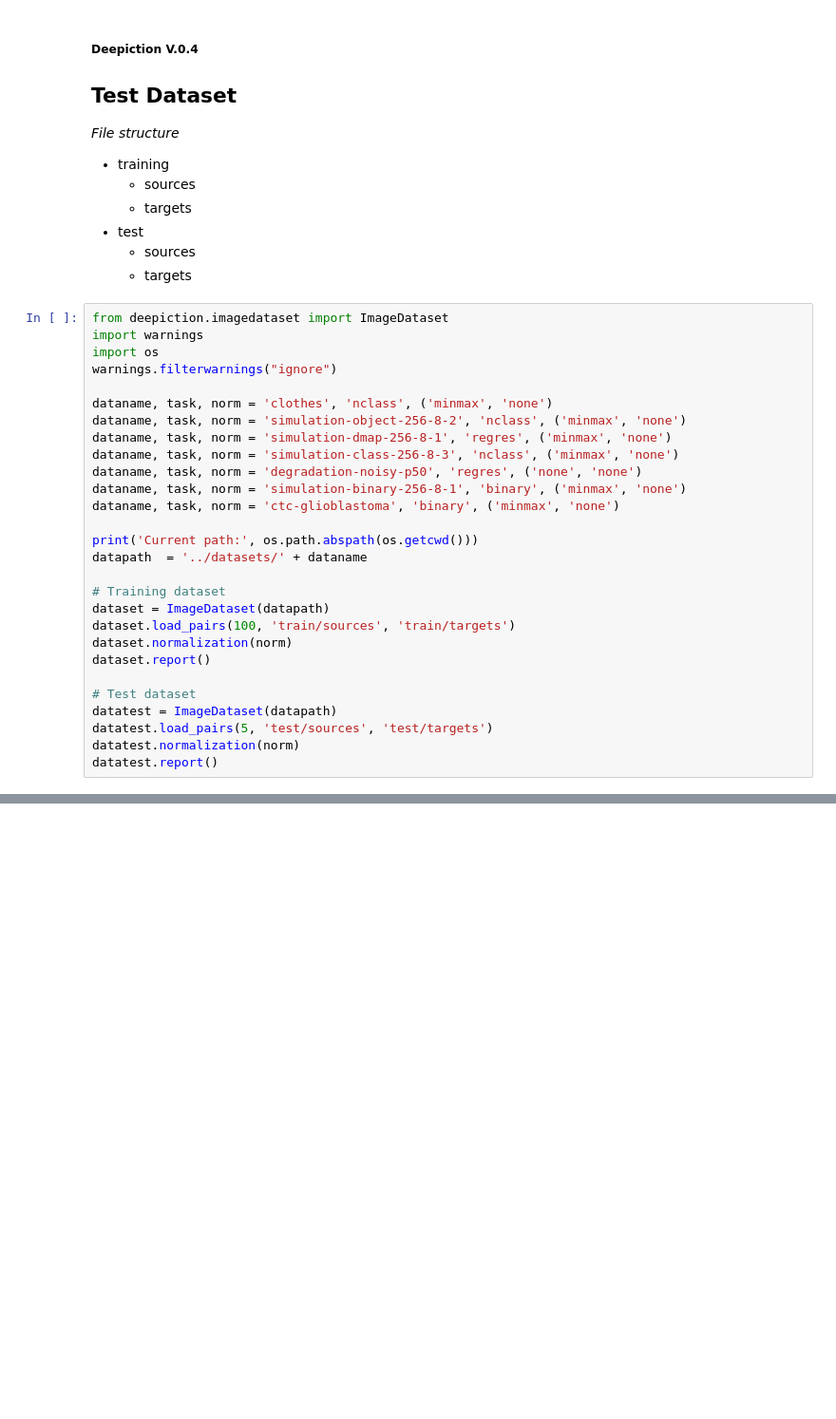
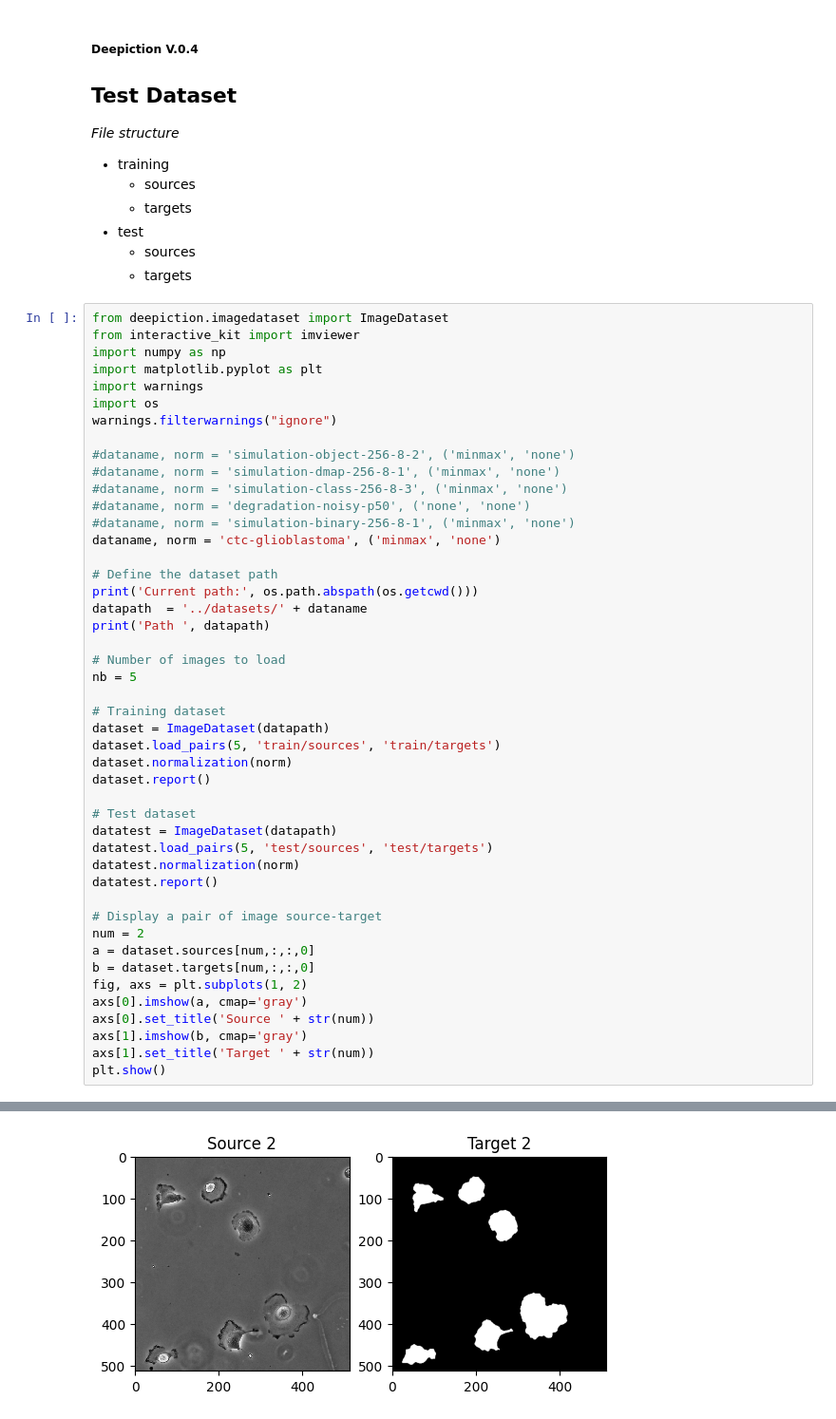
Before and after one commit to dasv74/deepiction, a Jupyter notebook: v.0.4/check_dataset.ipynb, the cells around one changed output, grey strips where cells are left out. Shown: that part at 95% size. Saved outputs shown, nothing was run; the diff lists cells and outputs as text; blank space fills up the shorter version.

Commit message:
add test image in binary simulation

```diff
--- a/v.0.4/check_dataset.ipynb
+++ b/v.0.4/check_dataset.ipynb
@@ -12,24 +12,31 @@
     - targets
 # %%
 from deepiction.imagedataset import ImageDataset
+from interactive_kit import imviewer
+import numpy as np
+import matplotlib.pyplot as plt
 import warnings
 import os
 warnings.filterwarnings("ignore")
 
-dataname, task, norm = 'clothes', 'nclass', ('minmax', 'none')
-dataname, task, norm = 'simulation-object-256-8-2', 'nclass', ('minmax', 'none')
-dataname, task, norm = 'simulation-dmap-256-8-1', 'regres', ('minmax', 'none')
-dataname, task, norm = 'simulation-class-256-8-3', 'nclass', ('minmax', 'none')
-dataname, task, norm = 'degradation-noisy-p50', 'regres', ('none', 'none')
-dataname, task, norm = 'simulation-binary-256-8-1', 'binary', ('minmax', 'none')
-dataname, task, norm = 'ctc-glioblastoma', 'binary', ('minmax', 'none')
+#dataname, norm = 'simulation-object-256-8-2', ('minmax', 'none')
+#dataname, norm = 'simulation-dmap-256-8-1', ('minmax', 'none')
+#dataname, norm = 'simulation-class-256-8-3', ('minmax', 'none')
+#dataname, norm = 'degradation-noisy-p50', ('none', 'none')
+#dataname, norm = 'simulation-binary-256-8-1', ('minmax', 'none')
+dataname, norm = 'ctc-glioblastoma', ('minmax', 'none')
 
+# Define the dataset path
 print('Current path:', os.path.abspath(os.getcwd()))
 datapath  = '../datasets/' + dataname
+print('Path ', datapath)
+
+# Number of images to load
+nb = 5
 
 # Training dataset
 dataset = ImageDataset(datapath)
-dataset.load_pairs(100, 'train/sources', 'train/targets')
+dataset.load_pairs(5, 'train/sources', 'train/targets')
 dataset.normalization(norm)
 dataset.report()
 
@@ -38,3 +45,15 @@ datatest = ImageDataset(datapath)
 datatest.load_pairs(5, 'test/sources', 'test/targets')
 datatest.normalization(norm)
 datatest.report()
+
+# Display a pair of image source-target
+num = 2
+a = dataset.sources[num,:,:,0]
+b = dataset.targets[num,:,:,0]
+fig, axs = plt.subplots(1, 2)
+axs[0].imshow(a, cmap='gray')
+axs[0].set_title('Source ' + str(num))
+axs[1].imshow(b, cmap='gray')
+axs[1].set_title('Target ' + str(num))
+plt.show()
+# %% [output]
@@ -40,0 +85 @@ datatest.report()
+[figure, added]
```
Also changed, not shown: parts of 1 cell of this notebook, 5 other files.
